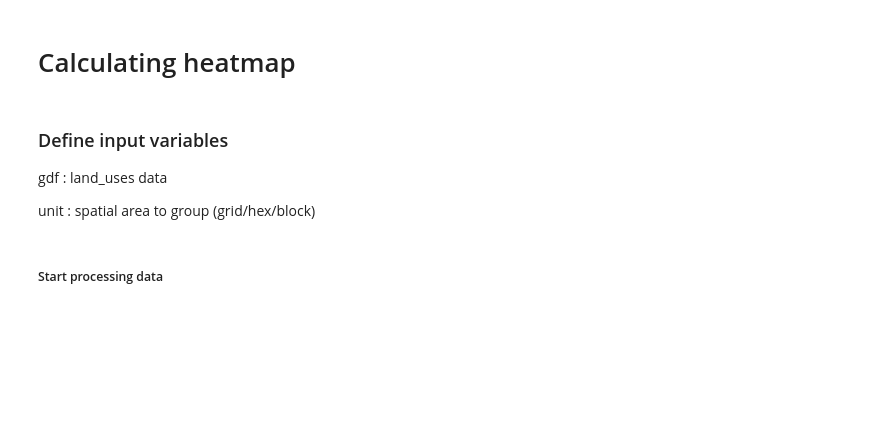
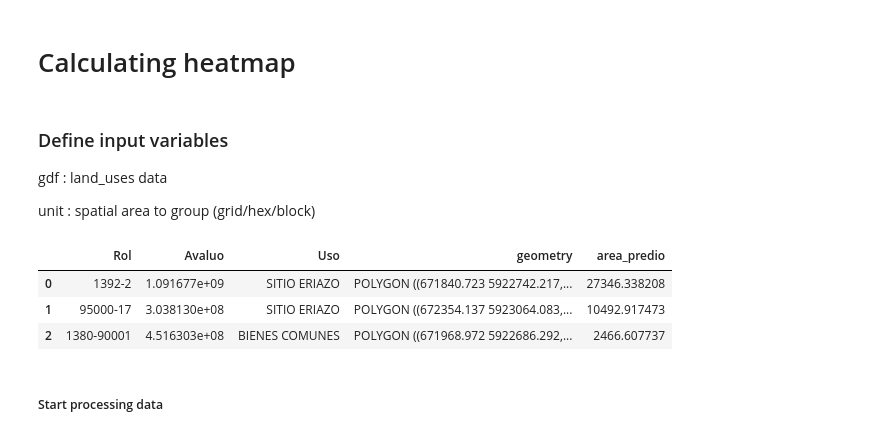
Before and after one commit to diegoalrv/clbb-io, a Jupyter notebook: notebooks/land_uses.ipynb, the cells around one changed output. Drawn from its saved outputs; the diff is of its cells as text; code cells hidden in the pictures; blank space fills up the shorter version.

```diff
--- a/notebooks/land_uses.ipynb
+++ b/notebooks/land_uses.ipynb
@@ -28,3 +32,10 @@ gdf['area_predio'] = gdf.area
+# %%
+gdf.head(3)
+# %% [output]
+|  | Rol | Avaluo | Uso | geometry | area_predio |
+| 0 | 1392-2 | 1.091677e+09 | SITIO ERIAZO | POLYGON ((671840.723 5922742.217,... | 27346.338208 |
+| 1 | 95000-17 | 3.038130e+08 | SITIO ERIAZO | POLYGON ((672354.137 5923064.083,... | 10492.917473 |
+| 2 | 1380-90001 | 4.516303e+08 | BIENES COMUNES | POLYGON ((671968.972 5922686.292,... | 2466.607737 |
 # %%
 # Preprocess unit
 unit['area_unit'] = unit.area
```
Also changed, not shown: parts of 4 cells of this notebook, 6 other files.
